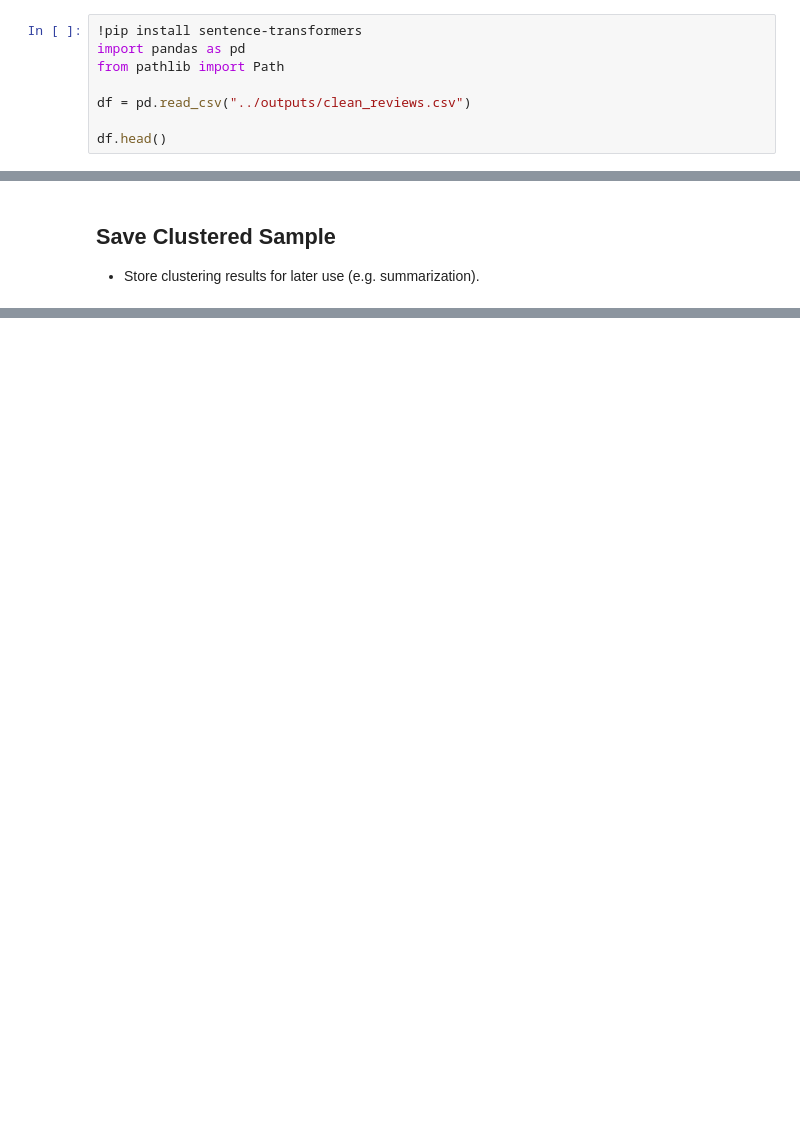
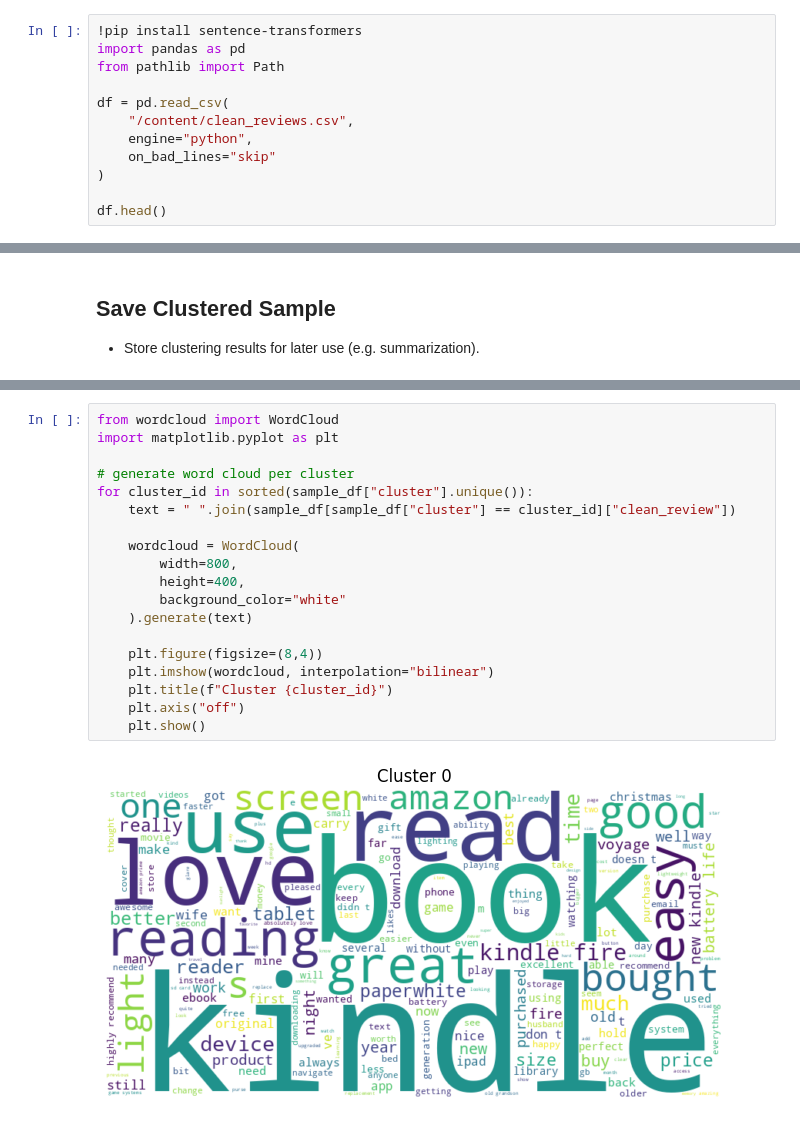
Before and after one commit to DimiGretsistas/Automated-Customers-Reviews-Project, a Jupyter notebook: notebooks/03_clustering.ipynb, the cells around one changed output, grey strips where cells are left out. Drawn from its saved outputs; the diff is of its cells as text; blank space fills up the shorter version.

```diff
--- a/notebooks/03_clustering.ipynb
+++ b/notebooks/03_clustering.ipynb
@@ -8,7 +8,11 @@
 import pandas as pd
 from pathlib import Path
 
-df = pd.read_csv("../outputs/clean_reviews.csv")
+df = pd.read_csv(
+    "/content/clean_reviews.csv",
+    engine="python",
+    on_bad_lines="skip"
+)
 
 df.head()
 # %% [output]
@@ -144,0 +263,21 @@ print("Saved to:", output_path)
+# %%
+from wordcloud import WordCloud
+import matplotlib.pyplot as plt
+
+# generate word cloud per cluster
+for cluster_id in sorted(sample_df["cluster"].unique()):
+    text = " ".join(sample_df[sample_df["cluster"] == cluster_id]["clean_review"])
+
+    wordcloud = WordCloud(
+        width=800,
+        height=400,
+        background_color="white"
+    ).generate(text)
+
+    plt.figure(figsize=(8,4))
+    plt.imshow(wordcloud, interpolation="bilinear")
+    plt.title(f"Cluster {cluster_id}")
+    plt.axis("off")
+    plt.show()
+# %% [output]
+[figure, added]
```
Also changed, not shown: parts of 16 cells of this notebook.
